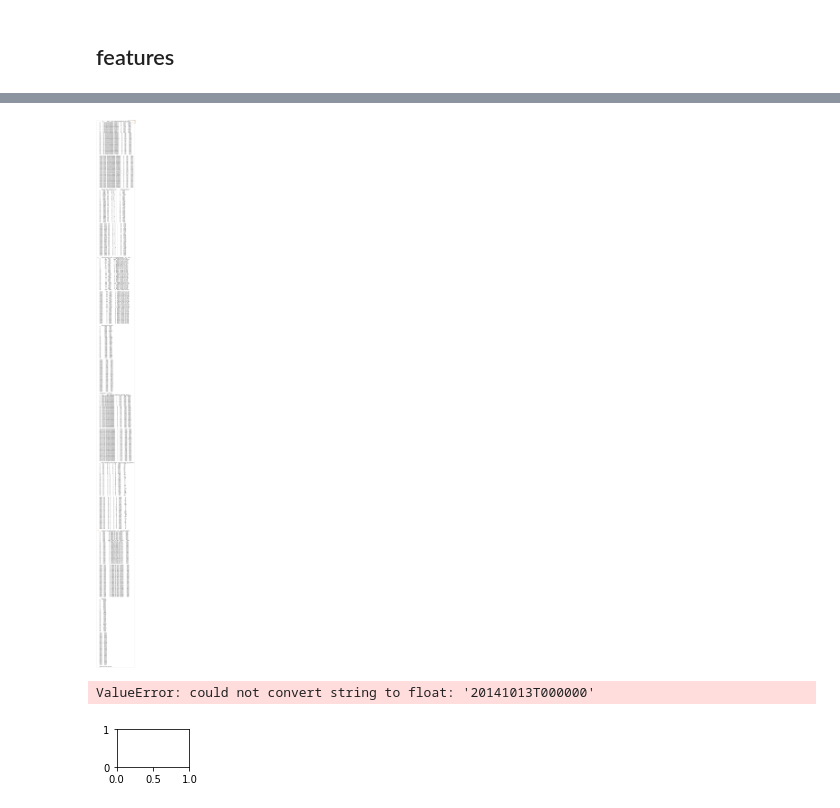
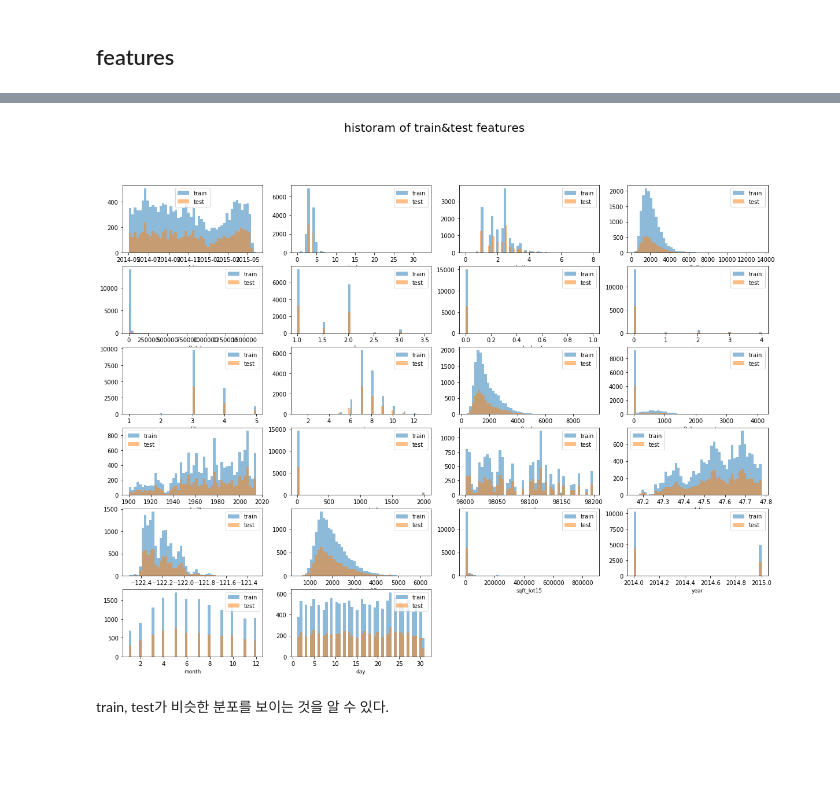
Before and after one commit to miniii222/kaggle, a Jupyter notebook: 2nd_kaggle_kr/code/01-1.데이터 살펴보기.ipynb, the cells around one changed output, grey strips where cells are left out. Cells and saved outputs as stored; diff of their text form; code cells hidden in the pictures; blank space fills up the shorter version.

```diff
--- a/2nd_kaggle_kr/code/01-1.데이터 살펴보기.ipynb
+++ b/2nd_kaggle_kr/code/01-1.데이터 살펴보기.ipynb
@@ -206,2 +209,3 @@ Name: date, Length: 15208, dtype: object
 # %%
-features = list(train.drop('price',axis = 1).columns)
+features = train.drop(['id','price'], axis = 1).columns
+len(features)
@@ -216,0 +240,14 @@ ValueError: could not convert string to float: '20141013T000000'
+# %%
+plt.figure(figsize = (20,15))
+
+for i in range(len(features)) :
+    plt.subplot(6,4,i+1)
+    plt.hist(test[features[i]], bins = 50)
+
+    plt.xlabel(features[i],fontsize=9)
+    locs, labels = plt.xticks()
+    plt.tick_params(axis='x',which='major',labelsize = 10)
+    plt.tick_params(axis='y',which='major',labelsize = 10)
+
+plt.suptitle('historam of test features', size = 20)
+plt.show()
@@ -217,15 +256,19 @@ ValueError: could not convert string to float: '20141013T000000'
 # %%
-for i in range(len(features)):
+plt.figure(figsize = (20,15))
 
-    plt.subplot(5,4,i+1)
-    sns.kdeplot(train[features[i]],bw=0.5,label=train)
-    sns.kdeplot(test[features[i]],bw=0.5,label=test)
+for i in range(len(features)) :
+    plt.subplot(6,4,i+1)
+    plt.hist(train[features[i]], bins = 50, label = 'train', alpha = 0.5)
+    plt.hist(test[features[i]], bins = 50, label = 'test', alpha = 0.5)
     plt.xlabel(features[i],fontsize=9)
+
     locs, labels = plt.xticks()
-    plt.tick_params(axis='x',which='major',labelsize=6,pad=-6)
-    plt.tick_params(axis='y',which='major',labelsize=6)
-    plt.show()
+    plt.tick_params(axis='x',which='major',labelsize = 10)
+    plt.tick_params(axis='y',which='major',labelsize = 10)
+    plt.legend()
+plt.suptitle('historam of train&test features', size = 20)
+plt.show()
 # %% [output]
-[figure, old version]
+[figure, new version]
-ValueError: could not convert string to float: '20141013T000000'
-[figure, removed]
+# %% [markdown]
+train, test가 비슷한 분포를 보이는 것을 알 수 있다.
```
Also changed, not shown: parts of 12 cells of this notebook.
